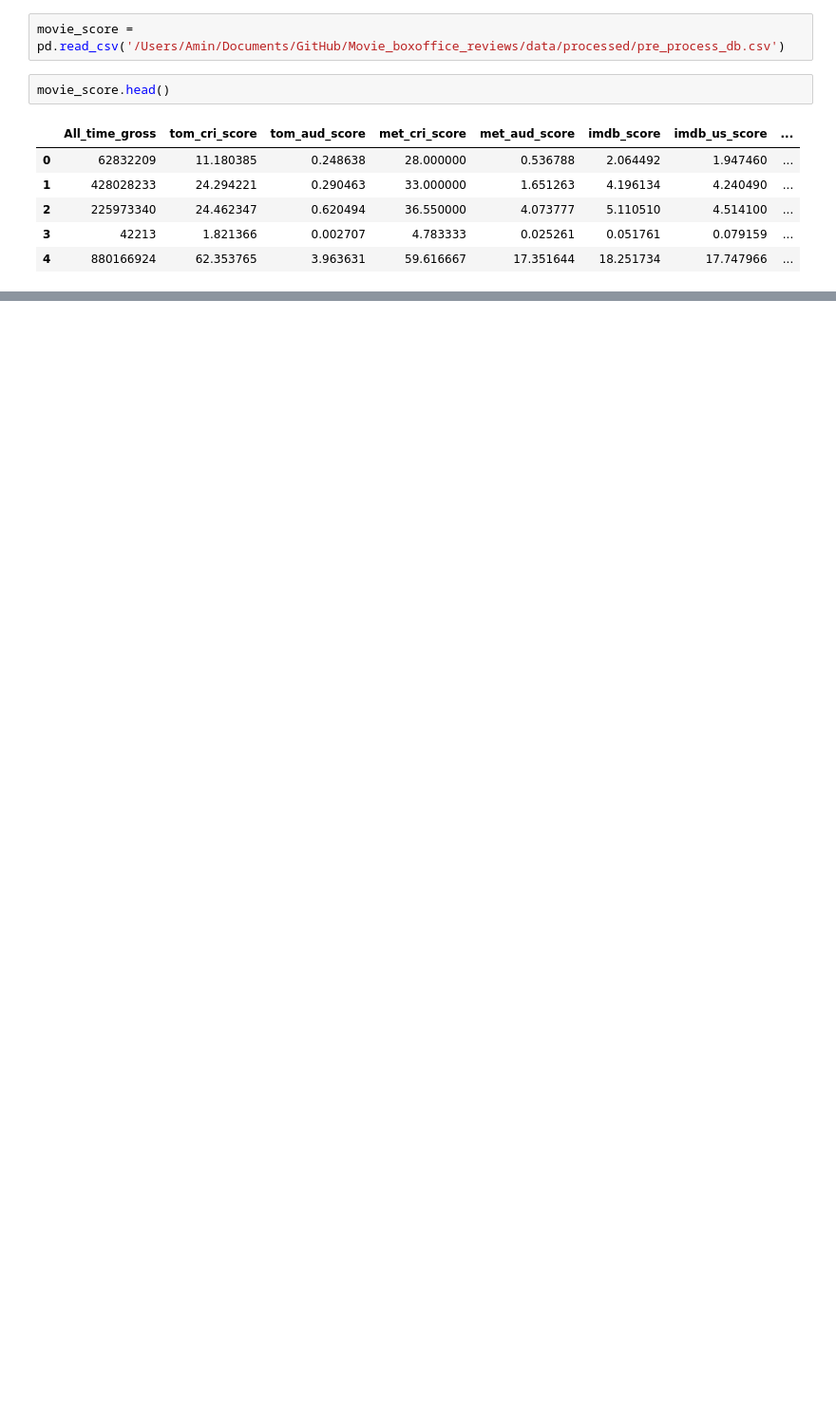
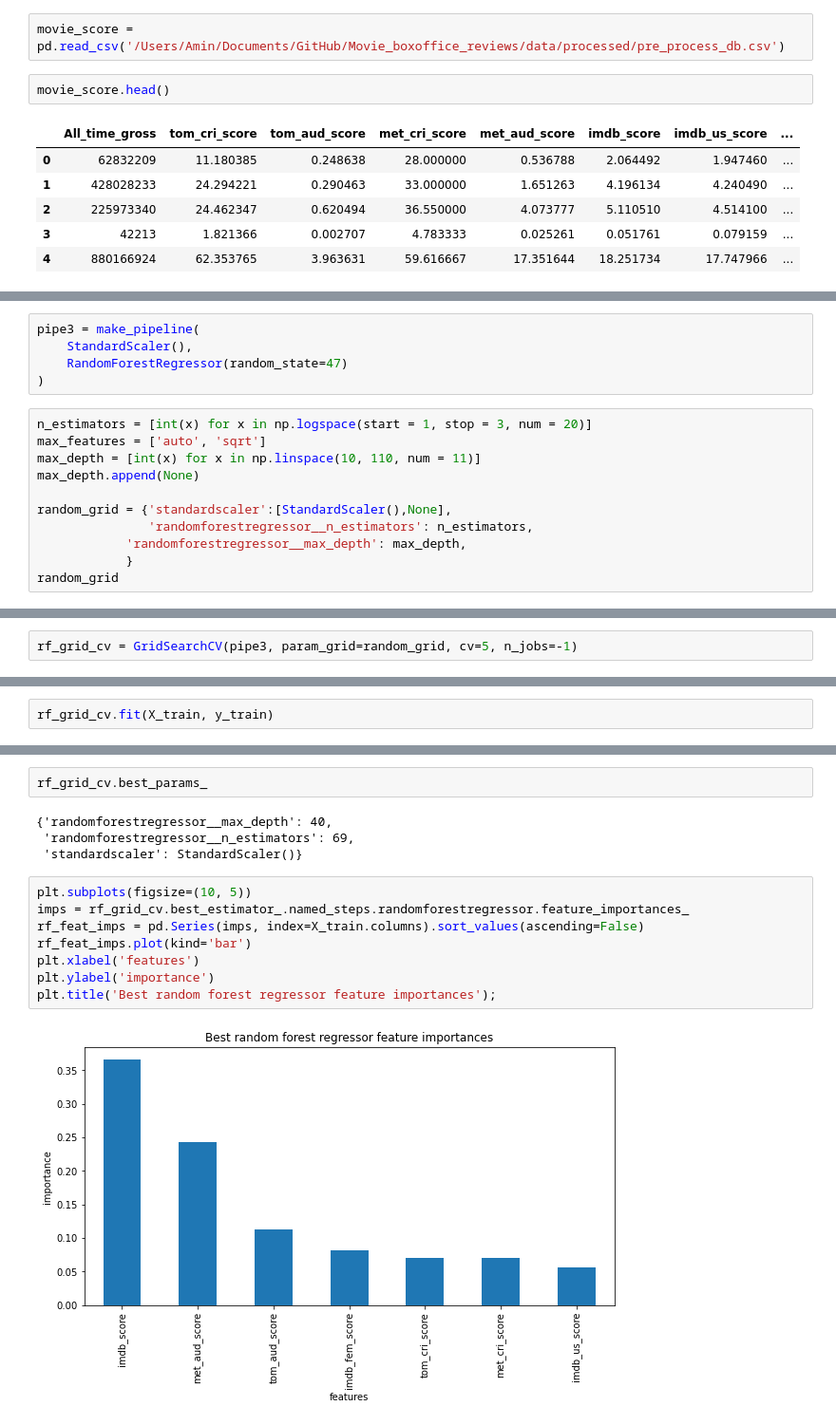
Before and after one commit to AminKafka/Movie-Boxoffice-Prediction-With-Critics-Votes, a Jupyter notebook: notebooks/Pre-processing.ipynb, the cells around one changed output, grey strips where cells are left out. Shown: that part at 95% size. Drawn from its saved outputs; the diff is of its cells as text; blank space fills up the shorter version.

```diff
--- a/notebooks/Pre-processing.ipynb
+++ b/notebooks/Pre-processing.ipynb
@@ -102,0 +271,16 @@ r2_score(y_test_aud,y_pred_aud)
+# %%
+pipe3 = make_pipeline(
+    StandardScaler(),
+    RandomForestRegressor(random_state=47)
+)
+# %%
+n_estimators = [int(x) for x in np.logspace(start = 1, stop = 3, num = 20)]
+max_features = ['auto', 'sqrt']
+max_depth = [int(x) for x in np.linspace(10, 110, num = 11)]
+max_depth.append(None)
+
+random_grid = {'standardscaler':[StandardScaler(),None],
+               'randomforestregressor__n_estimators': n_estimators,
+            'randomforestregressor__max_depth': max_depth,
+            }
+random_grid
@@ -102,0 +305,2 @@ r2_score(y_test_aud,y_pred_aud)
+# %%
+rf_grid_cv = GridSearchCV(pipe3, param_grid=random_grid, cv=5, n_jobs=-1)
@@ -102,0 +311,2 @@ r2_score(y_test_aud,y_pred_aud)
+# %%
+rf_grid_cv.fit(X_train, y_train)
@@ -102,0 +331,16 @@ r2_score(y_test_aud,y_pred_aud)
+# %%
+rf_grid_cv.best_params_
+# %% [output]
+{'randomforestregressor__max_depth': 40,
+ 'randomforestregressor__n_estimators': 69,
+ 'standardscaler': StandardScaler()}
+# %%
+plt.subplots(figsize=(10, 5))
+imps = rf_grid_cv.best_estimator_.named_steps.randomforestregressor.feature_importances_
+rf_feat_imps = pd.Series(imps, index=X_train.columns).sort_values(ascending=False)
+rf_feat_imps.plot(kind='bar')
+plt.xlabel('features')
+plt.ylabel('importance')
+plt.title('Best random forest regressor feature importances');
+# %% [output]
+[figure, added]
```
Also changed, not shown: parts of 85 cells of this notebook.
